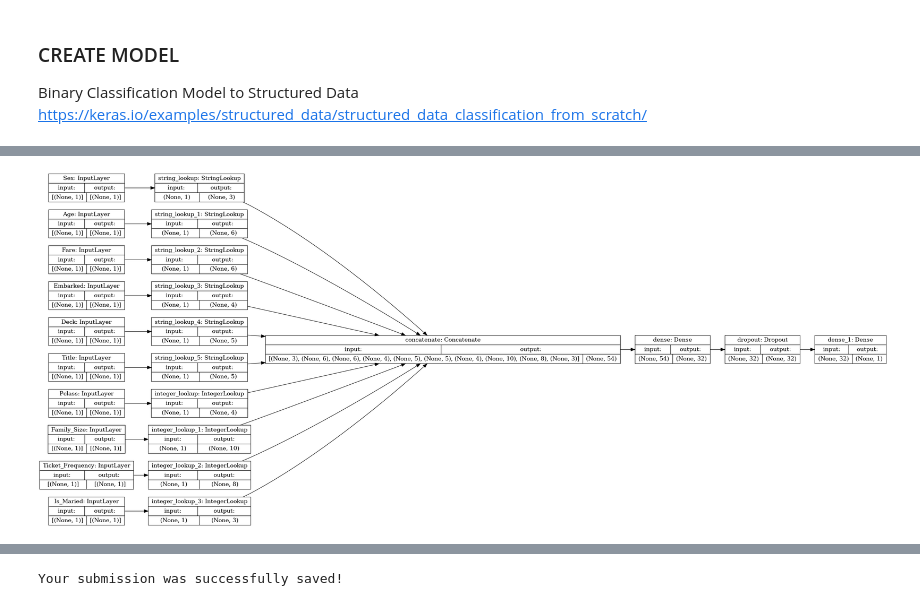
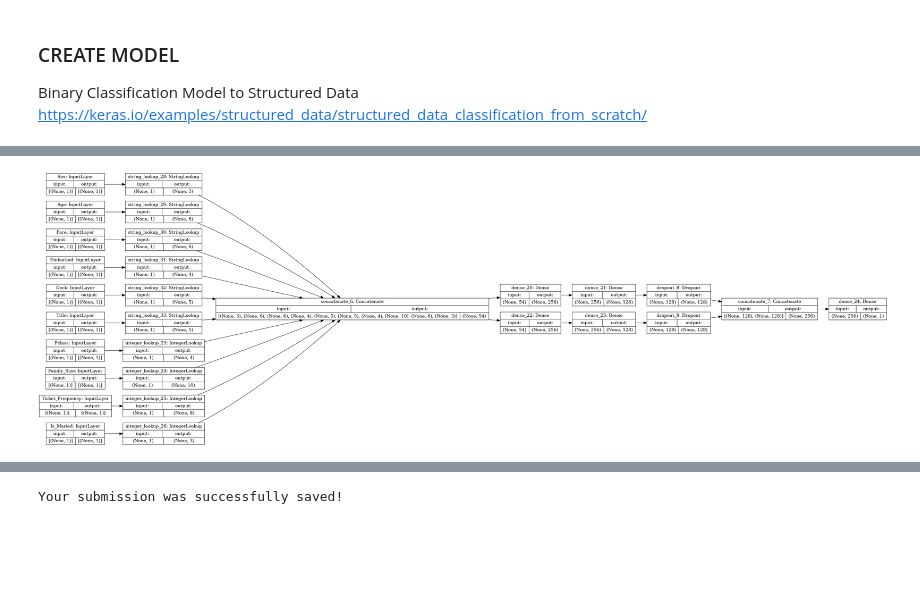
Before and after one commit to benchov/Kaggle, a Jupyter notebook: titanic-competition-tensorflow-edition.ipynb, the cells around one changed output, grey strips where cells are left out. Saved outputs shown, nothing was run; the diff lists cells and outputs as text; code cells hidden in the pictures; blank space fills up the shorter version.

```diff
--- a/titanic-competition-tensorflow-edition.ipynb
+++ b/titanic-competition-tensorflow-edition.ipynb
@@ -333,3 +324,20 @@ base_model = tf.keras.Model(all_inputs, output)
+# %%
+# model with relu activations
+relu_model = tf.keras.layers.Dense(256, activation=tf.keras.activations.relu)(all_features)
+x_r = tf.keras.layers.Dense(128, activation=tf.keras.activations.relu)(relu_model)
+x_r = tf.keras.layers.Dropout(0.5)(x_r)
+
+# model with tanh activations
+tanh_model = tf.keras.layers.Dense(256, activation=tf.keras.activations.tanh)(all_features)
+x_t = tf.keras.layers.Dense(128, activation=tf.keras.activations.tanh)(tanh_model)
+x_t = tf.keras.layers.Dropout(0.5)(x_t)
+
+# concatenate two model
+concatenated_model = tf.keras.layers.concatenate([x_r, x_t])
+
+# create output and model
+output = tf.keras.layers.Dense(1, activation=tf.keras.activations.sigmoid)(concatenated_model)
+model = tf.keras.Model(all_inputs, output)
 # %%
 base_model.compile(
     optimizer=tf.keras.optimizers.Adam(),
@@ -337,9 +345,9 @@ base_model.compile(
     loss=tf.keras.losses.binary_crossentropy
 )
 # %%
-tf.keras.utils.plot_model(base_model, show_shapes=True, rankdir='LR')
+tf.keras.utils.plot_model(model, show_shapes=True, rankdir='LR')
 # %% [output]
-[figure, old version]
+[figure, new version]
 # %%
 base_model.fit(
     train_dataset,
```
Also changed, not shown: parts of 5 cells of this notebook.
